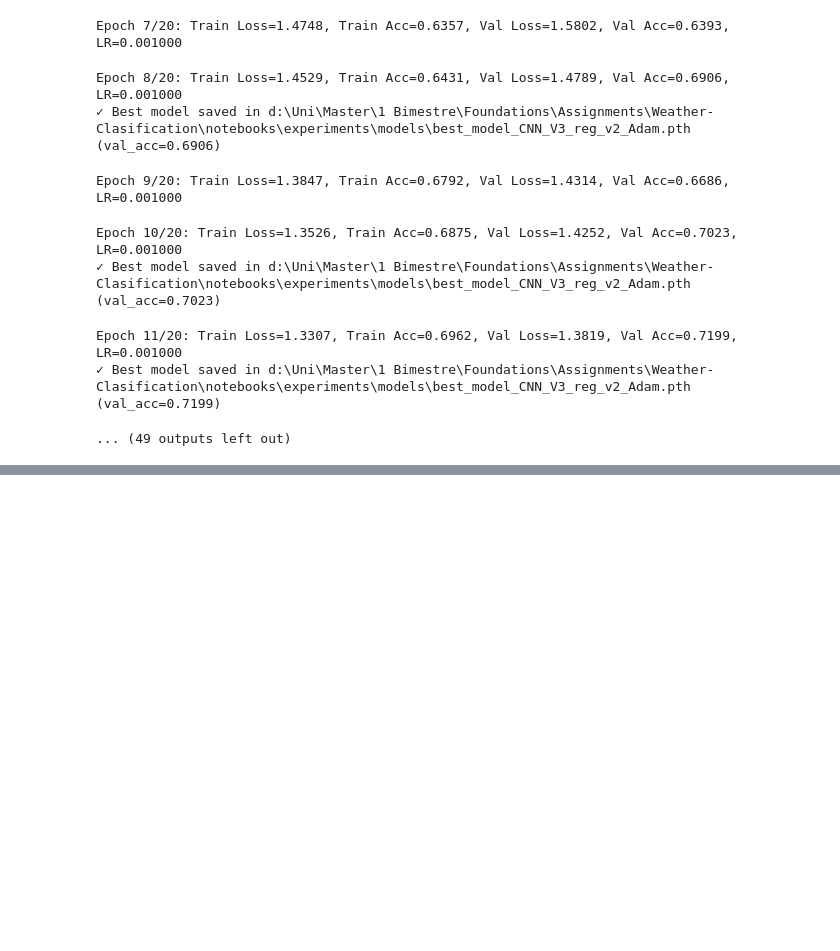
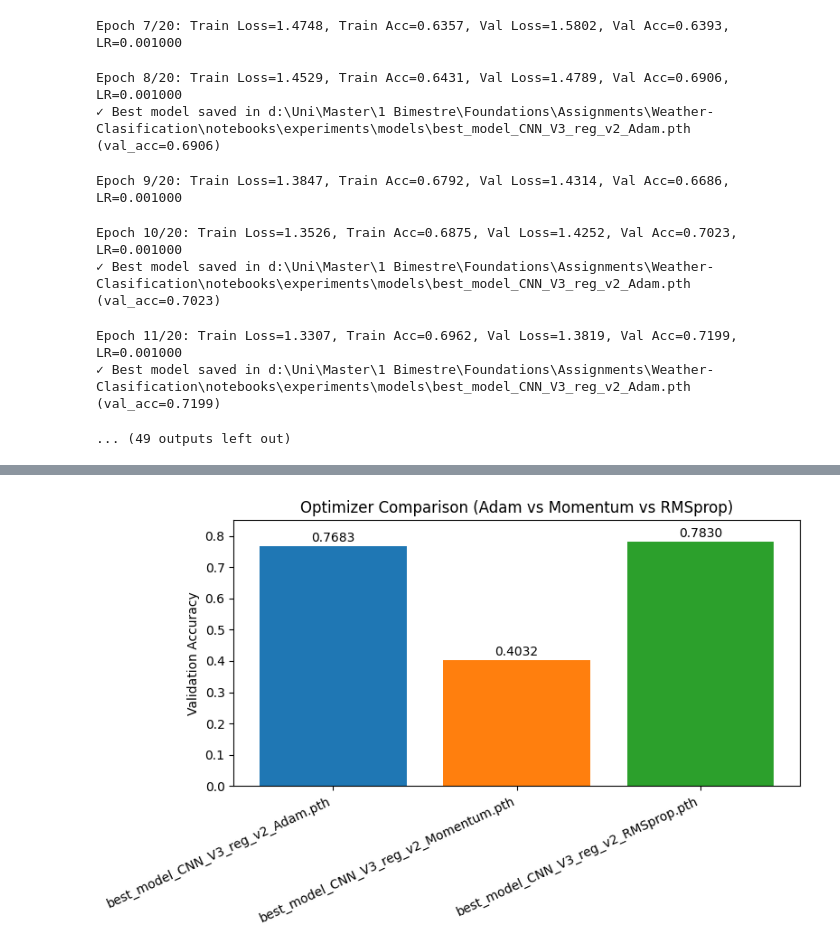
Before and after one commit to joaquinorradre/Weather-Clasification, a Jupyter notebook: notebooks/experiments/fine_tuning.ipynb, the cells around one changed output, grey strips where cells are left out. Drawn from its saved outputs; the diff is of its cells as text; code cells hidden in the pictures; blank space fills up the shorter version.

```diff
--- a/notebooks/experiments/fine_tuning.ipynb
+++ b/notebooks/experiments/fine_tuning.ipynb
@@ -260,6 +274,7 @@ Epoch 11/20: Train Loss=1.3307, Train Acc=0.6962, Val Loss=1.3819, Val Acc=0.719
 ✓ Best model saved in d:\Uni\Master\1 Bimestre\Foundations\Assignments\Weather-Clasification\notebooks\experiments\models\best_model_CNN_V3_reg_v2_Adam.pth (val_acc=0.7199)
 ... (49 outputs left out)
 # %%
+input_dim = 224*224*3  # matches the Resize transform
 reg_params = [
     {"p_conv": 0.1, "p_fc": 0.3},
     {"p_conv": 0.15, "p_fc": 0.4},
@@ -272,9 +287,8 @@ for params in reg_params:
     print(f"\n===== Training with p_conv={params['p_conv']}, p_fc={params['p_fc']} =====\n")
 
     # Use lambda to pass dropout params to constructor
-    model_class = lambda input_dim, num_classes=11: CNN_V3_reg_v2(
-        input_dim=input_dim,
-        num_classes=num_classes,
+    model_class = partial(
+        CNN_V3_reg_v2,
         p_conv=params["p_conv"],
         p_fc=params["p_fc"]
     )
@@ -286,11 +300,12 @@ for params in reg_params:
         input_dim=input_dim,
         num_classes=11,
         batch_size=64,
-        epochs=5,
+        epochs=25,
         lr=1e-3,
         device="cuda" if torch.cuda.is_available() else "cpu",
         optimizer="Adam",
-        params = params
+        p_conv=params["p_conv"],
+        p_fc=params["p_fc"]
     )
 
     results_reg[(params["p_conv"], params["p_fc"])] = {
@@ -304,0 +430,44 @@ for (p_conv, p_fc), res in results_reg.items():
+# %%
+# Convert your results list/dict to DataFrame
+results_df = pd.DataFrame(results).sort_values(by="accuracy", ascending=False)
+
+# 1️⃣ Optimizer models
+optimizer_models = [
+    "best_model_CNN_V3_reg_v2_Adam.pth",
+    "best_model_CNN_V3_reg_v2_Momentum.pth",
+    "best_model_CNN_V3_reg_v2_RMSprop.pth"
+]
+
+optimizer_df = results_df[results_df["model_name"].isin(optimizer_models)].copy()
+
+# Sort to keep a nice order (optional)
+optimizer_df["model_name"] = pd.Categorical(
+    optimizer_df["model_name"],
+    categories=optimizer_models,
+    ordered=True
+)
+optimizer_df = optimizer_df.sort_values("model_name")
+
+# 🟦 Plot Optimizer comparison
+plt.figure(figsize=(8, 5))
+bars = plt.bar(optimizer_df["model_name"], optimizer_df["accuracy"], color=["#1f77b4", "#ff7f0e", "#2ca02c"])
+
+for bar in bars:
+    height = bar.get_height()
+    plt.text(
+        bar.get_x() + bar.get_width() / 2,
+        height + 0.005,
+        f"{height:.4f}",
+        ha='center',
+        va='bottom',
+        fontsize=10
+    )
+
+plt.xticks(rotation=25, ha="right")
+plt.ylabel("Validation Accuracy")
+plt.ylim([0, 0.85])
+plt.title("Optimizer Comparison (Adam vs Momentum vs RMSprop)")
+plt.tight_layout()
+plt.show()
+# %% [output]
+[figure, added]
```
Also changed, not shown: parts of 6 cells of this notebook, 5 other files.
